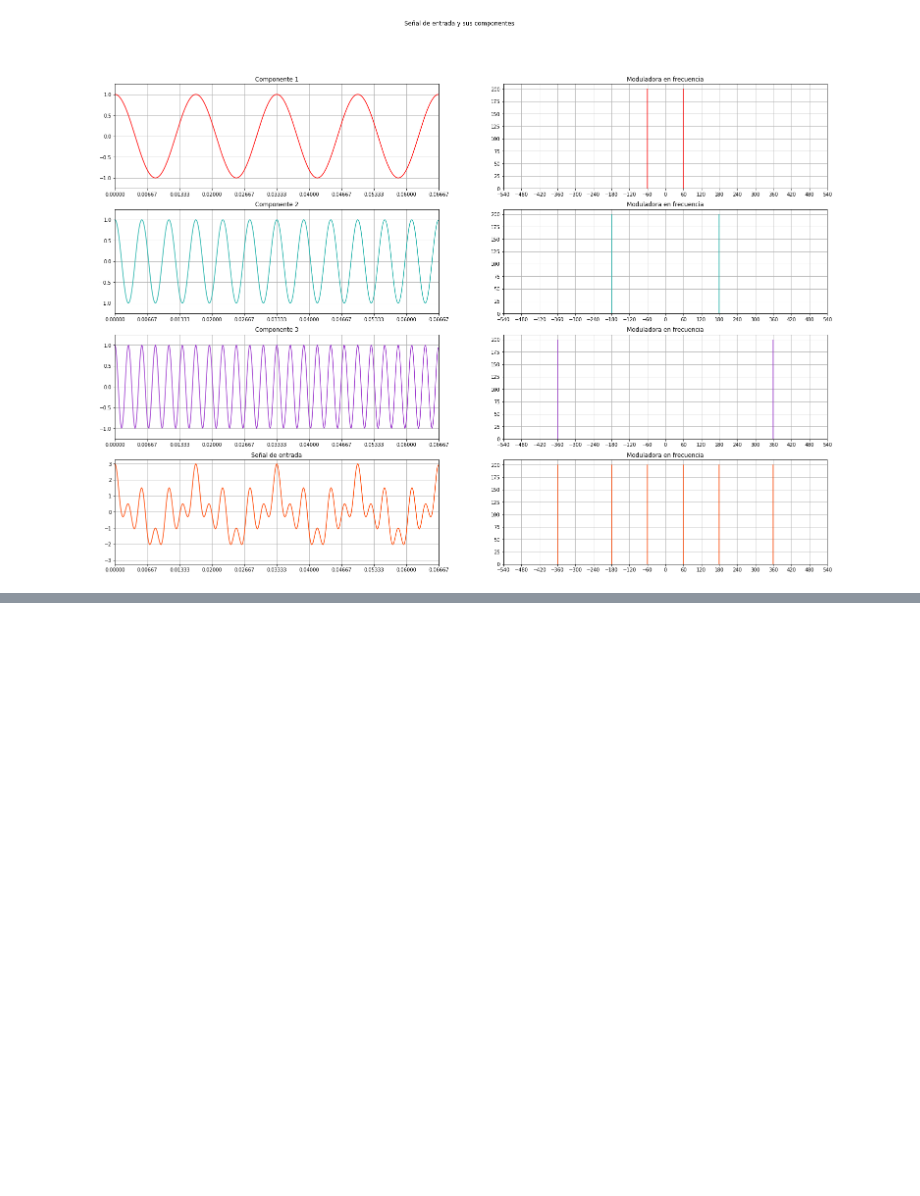
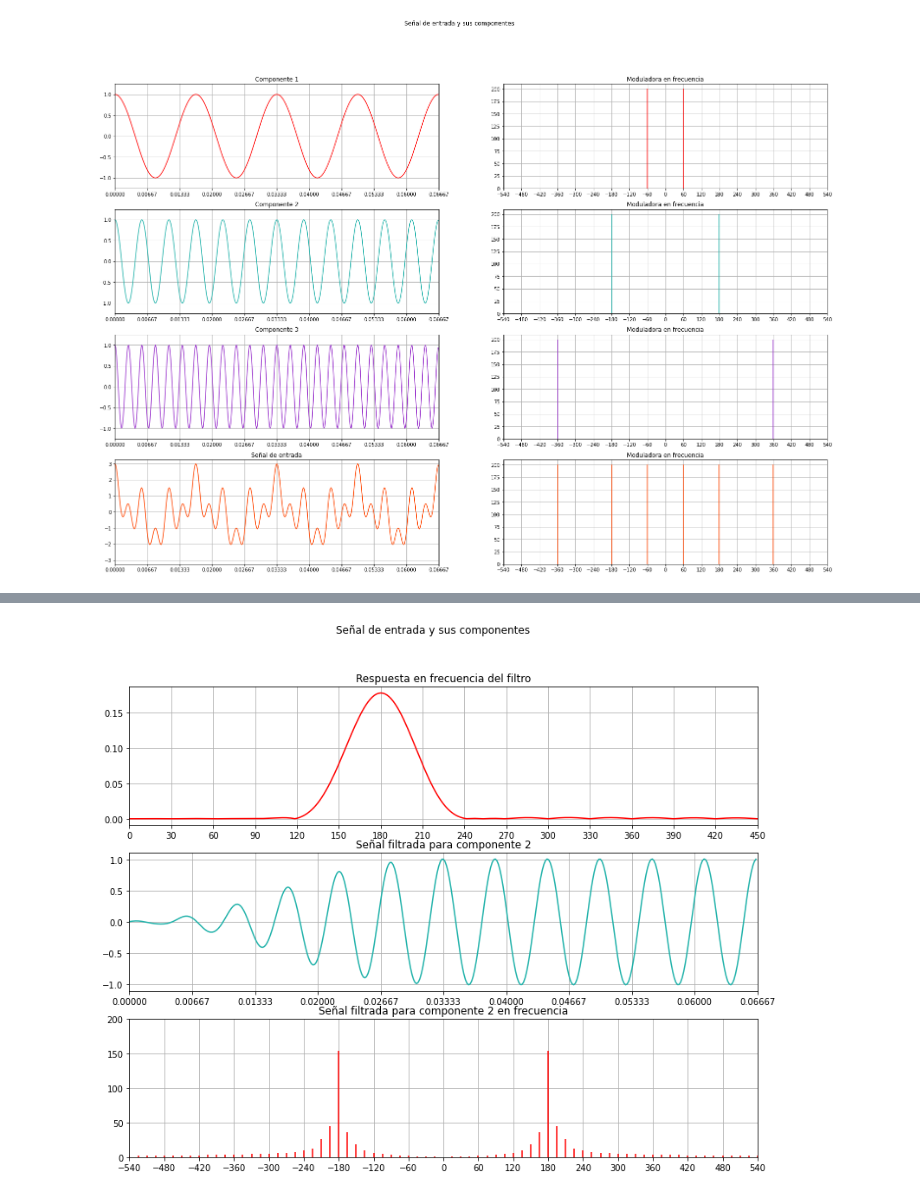
Before and after one commit to ChristopherMoralesA/Lab-Tarea-7, a Jupyter notebook: Lab_Tarea_7.ipynb, the cells around one changed output, grey strips where cells are left out. Saved outputs shown, nothing was run; the diff lists cells and outputs as text; code cells hidden in the pictures; blank space fills up the shorter version.

```diff
--- a/Lab_Tarea_7.ipynb
+++ b/Lab_Tarea_7.ipynb
@@ -136,0 +140,36 @@ plt.show()
+# %%
+lowcut2 = f2-5
+highcut2 = f2+5
+
+ntaps = 200
+taps_hamming2 = bandpass_firwin(ntaps, lowcut2, highcut2, fs=sample_rate)
+# Use lfilter to filter x with the FIR filter.
+filtered_x2 = 5.71*lfilter(taps_hamming2, 1.0, x)
+
+
+#Plot de las señales
+fig1, axs = plt.subplots(3,1,figsize=(13,10))
+fig1.suptitle('Señal de entrada y sus componentes')
+
+w, h = freqz(taps_hamming2, 1, worN=2000)
+axs[0].plot((sample_rate * 0.5 / np.pi) * w,abs(h),color='red')
+axs[0].set_title('Respuesta en frecuencia del filtro')
+axs[0].set(xlim=(0,450))
+axs[0].xaxis.set_major_locator(MultipleLocator(30))
+axs[0].grid()
+
+axs[1].plot(t,filtered_x2,color='lightseagreen')
+axs[1].set_title('Señal filtrada para componente 2')
+axs[1].set(xlim=(0,T))
+axs[1].xaxis.set_major_locator(MultipleLocator(T/10))
+axs[1].grid()
+
+Mtf, M = plotfft(filtered_x2)
+axs[2].set(xlim=(-100,100),ylim=(0,200),xticks=(range(-540,580,60)))
+axs[2].vlines(Mtf,0,np.abs(M),color='red')
+axs[2].set_title('Señal filtrada para componente 2 en frecuencia')
+axs[2].grid()
+
+plt.show()
+# %% [output]
+[figure, added]
```
Also changed, not shown: parts of 4 cells of this notebook.
